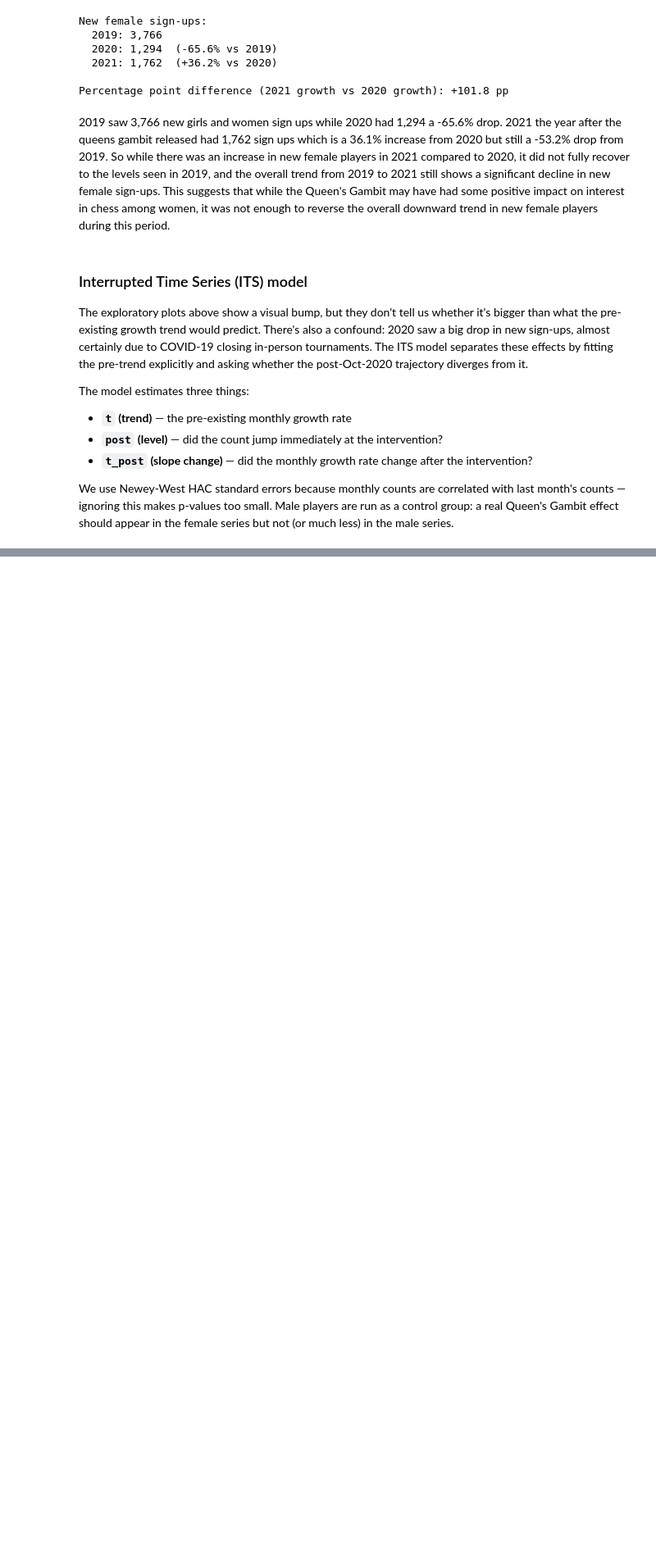
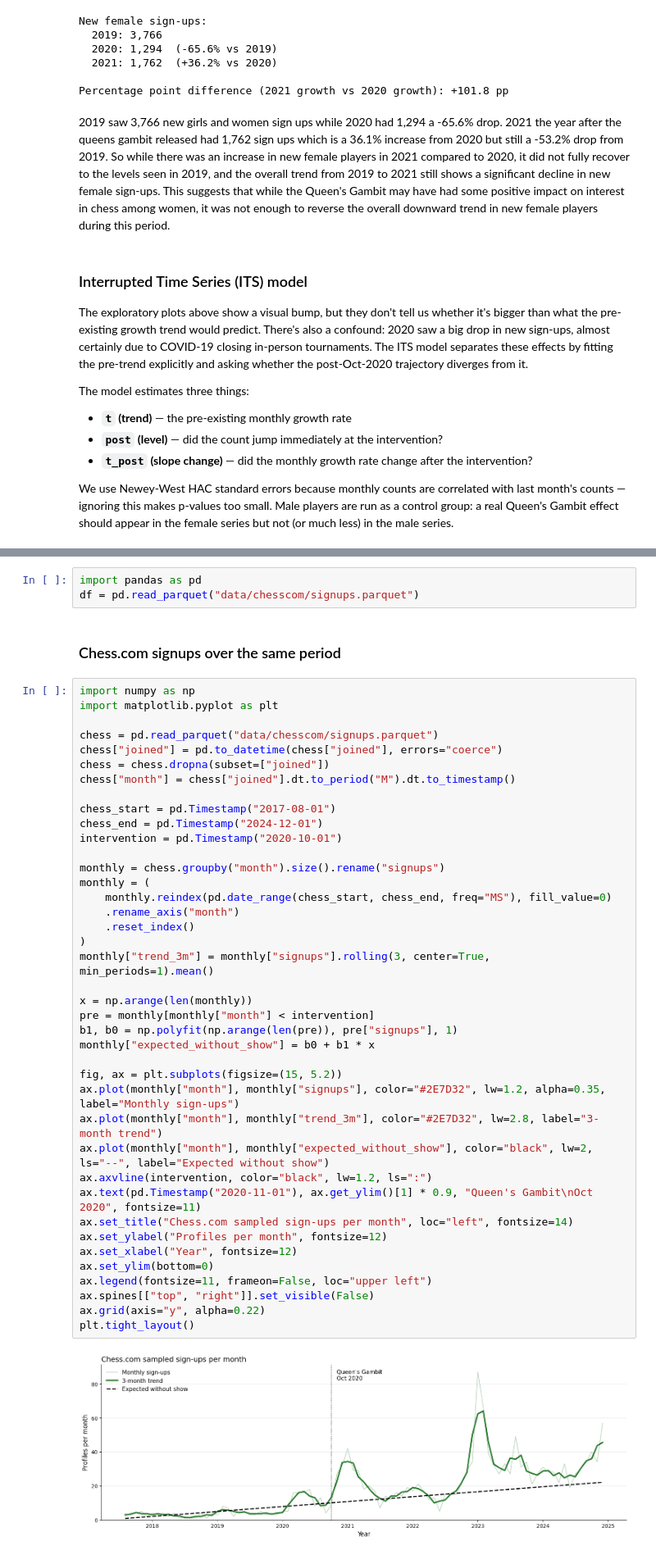
Before and after one commit to anp-exe/women-in-chess-analysis, a Jupyter notebook: fide.ipynb, the cells around one changed output, grey strips where cells are left out. Shown at 82% size. Saved outputs shown, nothing was run; the diff lists cells and outputs as text; blank space fills up the shorter version.

```diff
--- a/fide.ipynb
+++ b/fide.ipynb
@@ -244,0 +284,47 @@ plt.tight_layout()
+# %%
+import pandas as pd
+df = pd.read_parquet("data/chesscom/signups.parquet")
+# %% [markdown]
+### Chess.com signups over the same period
+# %%
+import numpy as np
+import matplotlib.pyplot as plt
+
+chess = pd.read_parquet("data/chesscom/signups.parquet")
+chess["joined"] = pd.to_datetime(chess["joined"], errors="coerce")
+chess = chess.dropna(subset=["joined"])
+chess["month"] = chess["joined"].dt.to_period("M").dt.to_timestamp()
+
+chess_start = pd.Timestamp("2017-08-01")
+chess_end = pd.Timestamp("2024-12-01")
+intervention = pd.Timestamp("2020-10-01")
+
+monthly = chess.groupby("month").size().rename("signups")
+monthly = (
+    monthly.reindex(pd.date_range(chess_start, chess_end, freq="MS"), fill_value=0)
+    .rename_axis("month")
+    .reset_index()
+)
+monthly["trend_3m"] = monthly["signups"].rolling(3, center=True, min_periods=1).mean()
+
+x = np.arange(len(monthly))
+pre = monthly[monthly["month"] < intervention]
+b1, b0 = np.polyfit(np.arange(len(pre)), pre["signups"], 1)
+monthly["expected_without_show"] = b0 + b1 * x
+
+fig, ax = plt.subplots(figsize=(15, 5.2))
+ax.plot(monthly["month"], monthly["signups"], color="#2E7D32", lw=1.2, alpha=0.35, label="Monthly sign-ups")
+ax.plot(monthly["month"], monthly["trend_3m"], color="#2E7D32", lw=2.8, label="3-month trend")
+ax.plot(monthly["month"], monthly["expected_without_show"], color="black", lw=2, ls="--", label="Expected without show")
+ax.axvline(intervention, color="black", lw=1.2, ls=":")
+ax.text(pd.Timestamp("2020-11-01"), ax.get_ylim()[1] * 0.9, "Queen's Gambit\nOct 2020", fontsize=11)
+ax.set_title("Chess.com sampled sign-ups per month", loc="left", fontsize=14)
+ax.set_ylabel("Profiles per month", fontsize=12)
+ax.set_xlabel("Year", fontsize=12)
+ax.set_ylim(bottom=0)
+ax.legend(fontsize=11, frameon=False, loc="upper left")
+ax.spines[["top", "right"]].set_visible(False)
+ax.grid(axis="y", alpha=0.22)
+plt.tight_layout()
+# %% [output]
+[figure, added]
```
Also changed, not shown: parts of 3 cells of this notebook, 2 other files.
